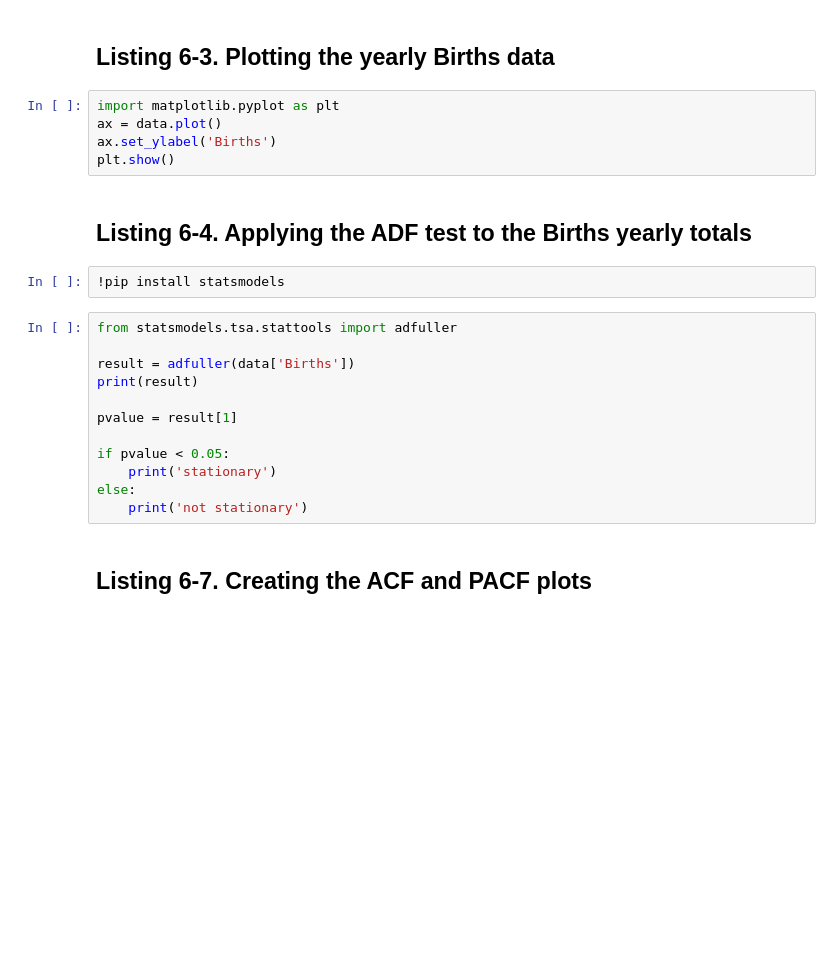
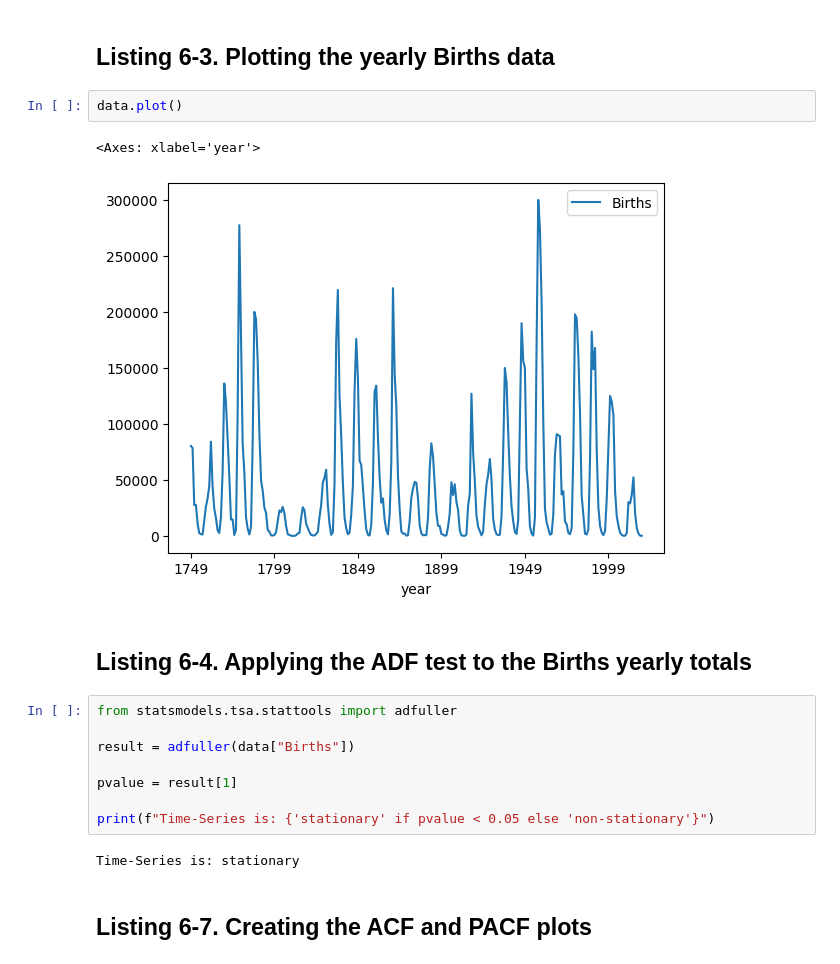
Before and after one commit to abdallahheidar/Advanced-Forecasting-with-Python-2nd-ed-2026, a Jupyter notebook: chapter_06/Chapter 06 - The ARMA Model.ipynb, the cells around one changed output. Drawn from its saved outputs; the diff is of its cells as text; blank space fills up the shorter version.

```diff
--- a/chapter_06/Chapter 06 - The ARMA Model.ipynb
+++ b/chapter_06/Chapter 06 - The ARMA Model.ipynb
@@ -19,26 +27,22 @@ data.head()
 # %% [markdown]
 ## Listing 6-3. Plotting the yearly Births data
 # %%
-import matplotlib.pyplot as plt
-ax = data.plot()
-ax.set_ylabel('Births')
-plt.show()
+data.plot()
+# %% [output]
+<Axes: xlabel='year'>
+[figure, added]
 # %% [markdown]
 ## Listing 6-4. Applying the ADF test to the Births yearly totals
-# %%
-!pip install statsmodels
 # %%
 from statsmodels.tsa.stattools import adfuller
 
-result = adfuller(data['Births'])
-print(result)
+result = adfuller(data["Births"])
 
 pvalue = result[1]
 
-if pvalue < 0.05:
-    print('stationary')
-else:
-    print('not stationary')
+print(f"Time-Series is: {'stationary' if pvalue < 0.05 else 'non-stationary'}")
+# %% [output]
+Time-Series is: stationary
 # %% [markdown]
 ## Listing 6-7. Creating the ACF and PACF plots
 # %%
```
Also changed, not shown: parts of 11 cells of this notebook, 1 other file.
